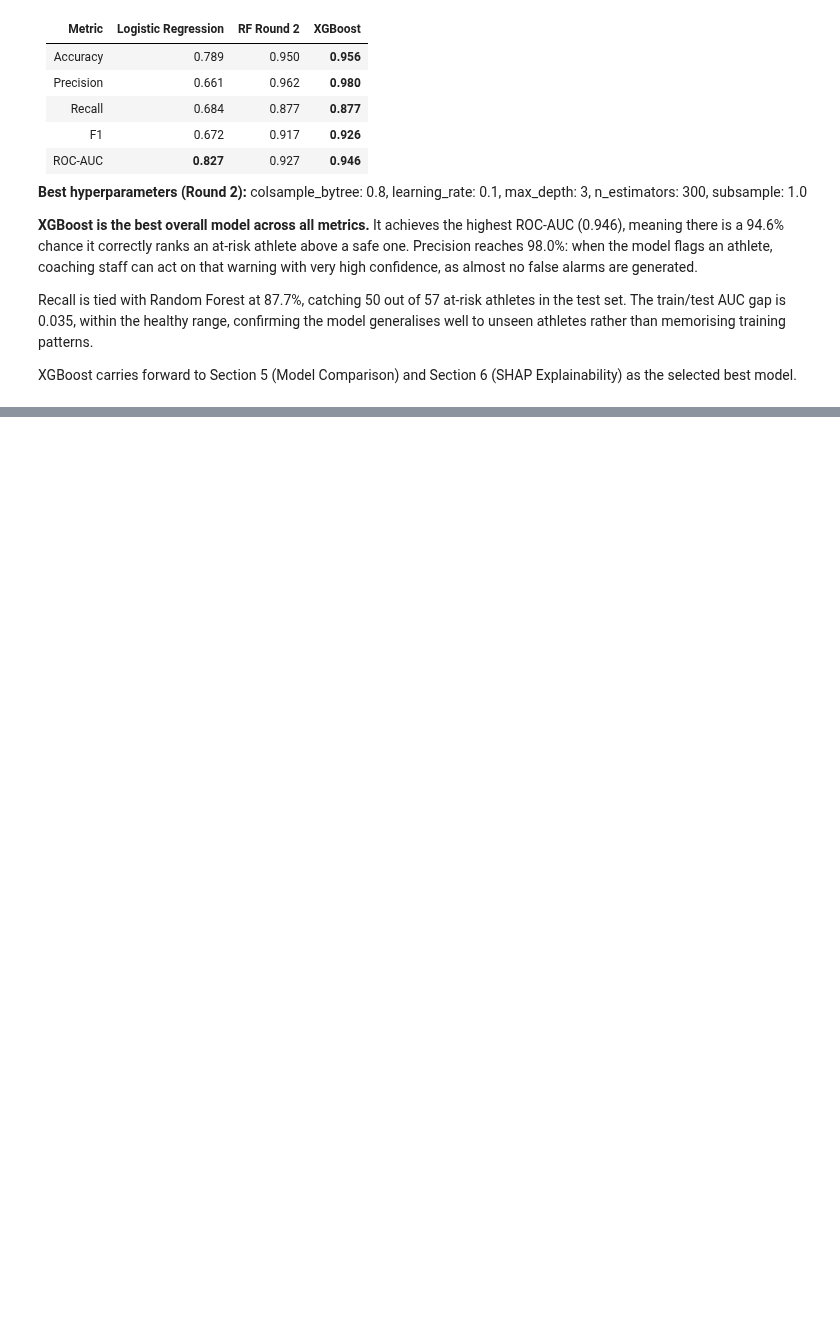
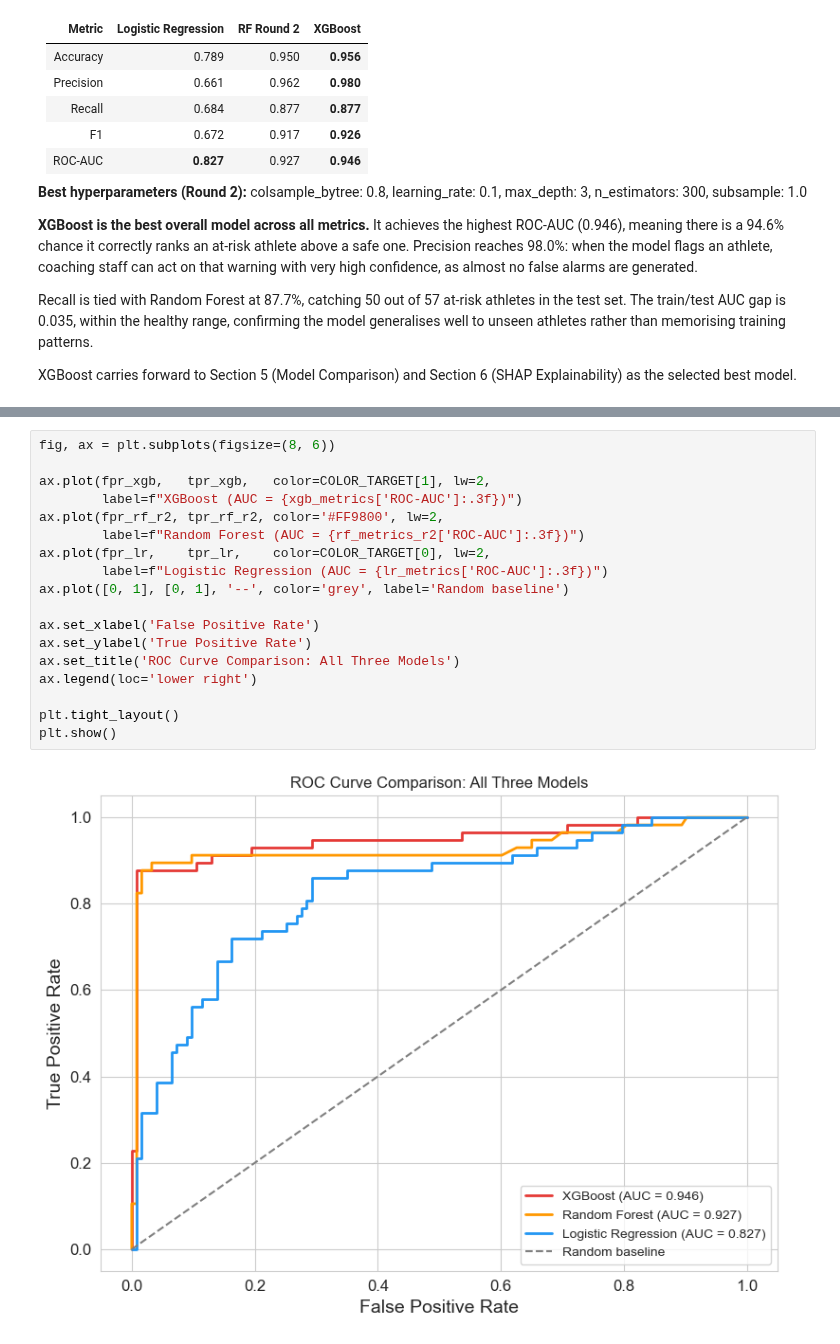
Before and after one commit to letti70033/ML-Athlete-Injury-Risk-Prediction, a Jupyter notebook: notebooks/injury_risk_model.ipynb, the cells around one changed output, grey strips where cells are left out. Cells and saved outputs as stored; diff of their text form; blank space fills up the shorter version.

Commit message:
Add Model Comparison

```diff
--- a/notebooks/injury_risk_model.ipynb
+++ b/notebooks/injury_risk_model.ipynb
@@ -1383,0 +1390,20 @@ XGBoost carries forward to Section 5 (Model Comparison) and Section 6 (SHAP Expl
+# %%
+fig, ax = plt.subplots(figsize=(8, 6))
+
+ax.plot(fpr_xgb,   tpr_xgb,   color=COLOR_TARGET[1], lw=2,
+        label=f"XGBoost (AUC = {xgb_metrics['ROC-AUC']:.3f})")
+ax.plot(fpr_rf_r2, tpr_rf_r2, color='#FF9800', lw=2,
+        label=f"Random Forest (AUC = {rf_metrics_r2['ROC-AUC']:.3f})")
+ax.plot(fpr_lr,    tpr_lr,    color=COLOR_TARGET[0], lw=2,
+        label=f"Logistic Regression (AUC = {lr_metrics['ROC-AUC']:.3f})")
+ax.plot([0, 1], [0, 1], '--', color='grey', label='Random baseline')
+
+ax.set_xlabel('False Positive Rate')
+ax.set_ylabel('True Positive Rate')
+ax.set_title('ROC Curve Comparison: All Three Models')
+ax.legend(loc='lower right')
+
+plt.tight_layout()
+plt.show()
+# %% [output]
+[figure, added]
```
Also changed, not shown: parts of 3 cells of this notebook.
